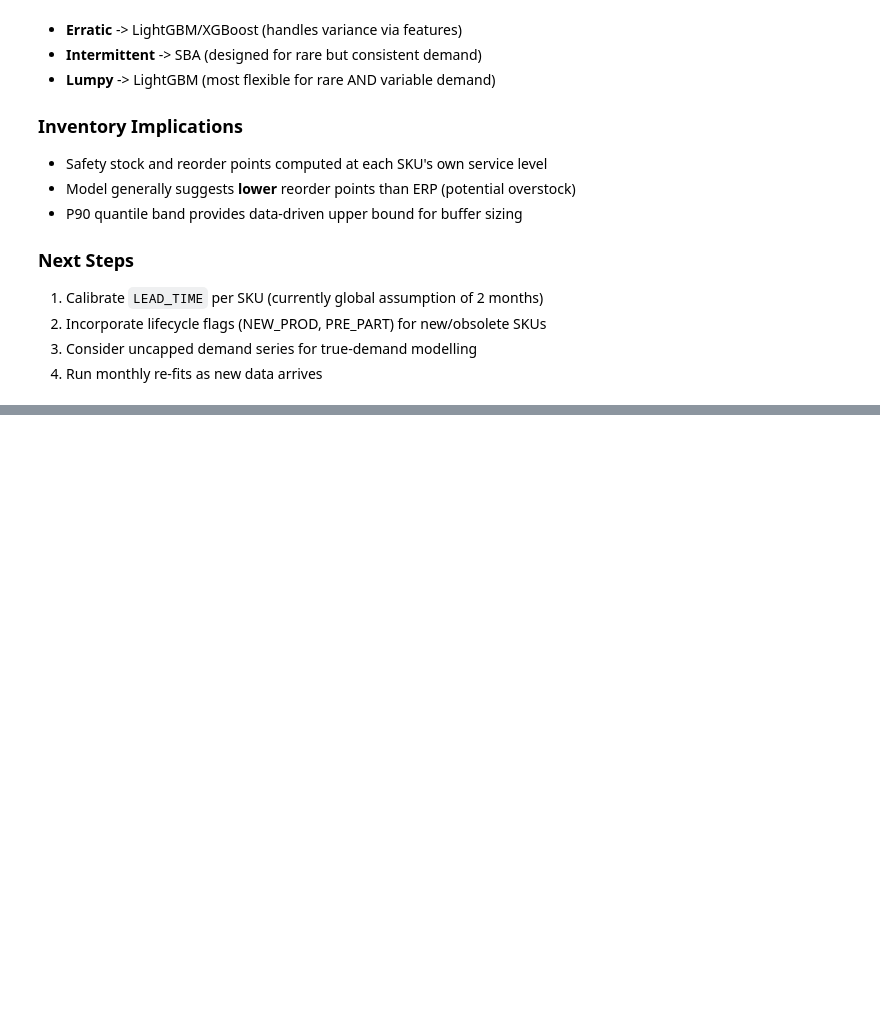
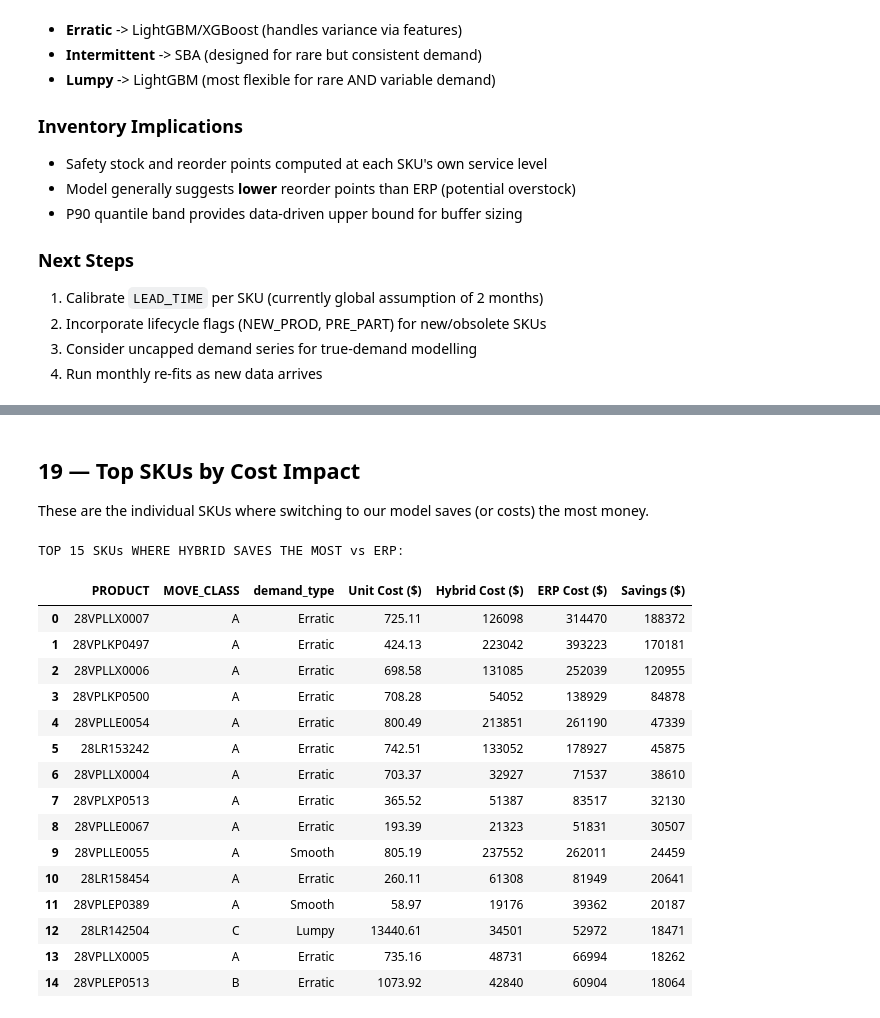
Before and after one commit to Maestro12345-hoax/gic, a Jupyter notebook: improved/final_v2.ipynb, the cells around one changed output, grey strips where cells are left out. Saved outputs shown, nothing was run; the diff lists cells and outputs as text; code cells hidden in the pictures; blank space fills up the shorter version.

```diff
--- a/improved/final_v2.ipynb
+++ b/improved/final_v2.ipynb
@@ -1014,0 +1261,41 @@ The pattern-routed **Hybrid** model beats the existing ERP system forecast:
+# %% [markdown]
+## 19 — Top SKUs by Cost Impact
+
+These are the individual SKUs where switching to our model saves (or costs) the most money.
+# %%
+# Per-SKU cost
+sku_h_cost = np.zeros(len(demand))
+sku_s_cost = np.zeros(len(demand))
+for i in range(len(demand)):
+    _, _, sku_h_cost[i] = compute_costs(hybrid_errors[i:i+1], holding_cost_per_unit_month[i:i+1], stockout_cost_per_unit[i:i+1])
+    _, _, sku_s_cost[i] = compute_costs(sys_errors[i:i+1], holding_cost_per_unit_month[i:i+1], stockout_cost_per_unit[i:i+1])
+
+sku_savings = sku_s_cost - sku_h_cost
+
+# Top 15 where we SAVE most
+top_save_idx = np.argsort(sku_savings)[-15:][::-1]
+top_save = meta.iloc[top_save_idx][["PRODUCT", "MOVE_CLASS", "demand_type"]].copy()
+top_save["Unit Cost ($)"] = cost[top_save_idx].round(2)
+top_save["Hybrid Cost ($)"] = sku_h_cost[top_save_idx].round(0).astype(int)
+top_save["ERP Cost ($)"] = sku_s_cost[top_save_idx].round(0).astype(int)
+top_save["Savings ($)"] = sku_savings[top_save_idx].round(0).astype(int)
+print("TOP 15 SKUs WHERE HYBRID SAVES THE MOST vs ERP:")
+display(top_save.reset_index(drop=True))
+# %% [output]
+TOP 15 SKUs WHERE HYBRID SAVES THE MOST vs ERP:
+|  | PRODUCT | MOVE_CLASS | demand_type | Unit Cost ($) | Hybrid Cost ($) | ERP Cost ($) | Savings ($) |
+| 0 | 28VPLLX0007 | A | Erratic | 725.11 | 126098 | 314470 | 188372 |
+| 1 | 28VPLKP0497 | A | Erratic | 424.13 | 223042 | 393223 | 170181 |
+| 2 | 28VPLLX0006 | A | Erratic | 698.58 | 131085 | 252039 | 120955 |
+| 3 | 28VPLKP0500 | A | Erratic | 708.28 | 54052 | 138929 | 84878 |
+| 4 | 28VPLLE0054 | A | Erratic | 800.49 | 213851 | 261190 | 47339 |
+| 5 | 28LR153242 | A | Erratic | 742.51 | 133052 | 178927 | 45875 |
+| 6 | 28VPLLX0004 | A | Erratic | 703.37 | 32927 | 71537 | 38610 |
+| 7 | 28VPLXP0513 | A | Erratic | 365.52 | 51387 | 83517 | 32130 |
+| 8 | 28VPLLE0067 | A | Erratic | 193.39 | 21323 | 51831 | 30507 |
+| 9 | 28VPLLE0055 | A | Smooth | 805.19 | 237552 | 262011 | 24459 |
+| 10 | 28LR158454 | A | Erratic | 260.11 | 61308 | 81949 | 20641 |
+| 11 | 28VPLEP0389 | A | Smooth | 58.97 | 19176 | 39362 | 20187 |
+| 12 | 28LR142504 | C | Lumpy | 13440.61 | 34501 | 52972 | 18471 |
+| 13 | 28VPLLX0005 | A | Erratic | 735.16 | 48731 | 66994 | 18262 |
+| 14 | 28VPLEP0513 | B | Erratic | 1073.92 | 42840 | 60904 | 18064 |
```
Also changed, not shown: parts of 16 cells of this notebook.
